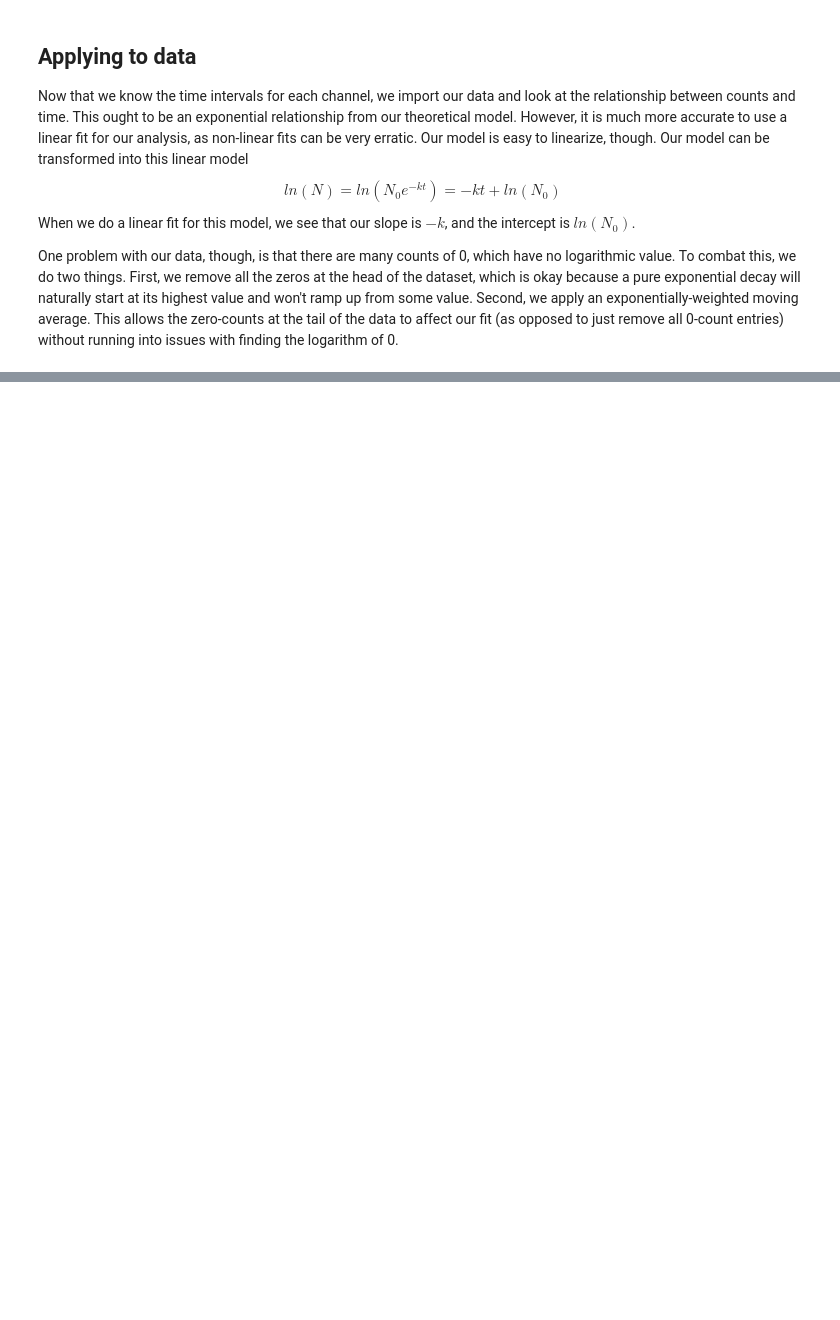
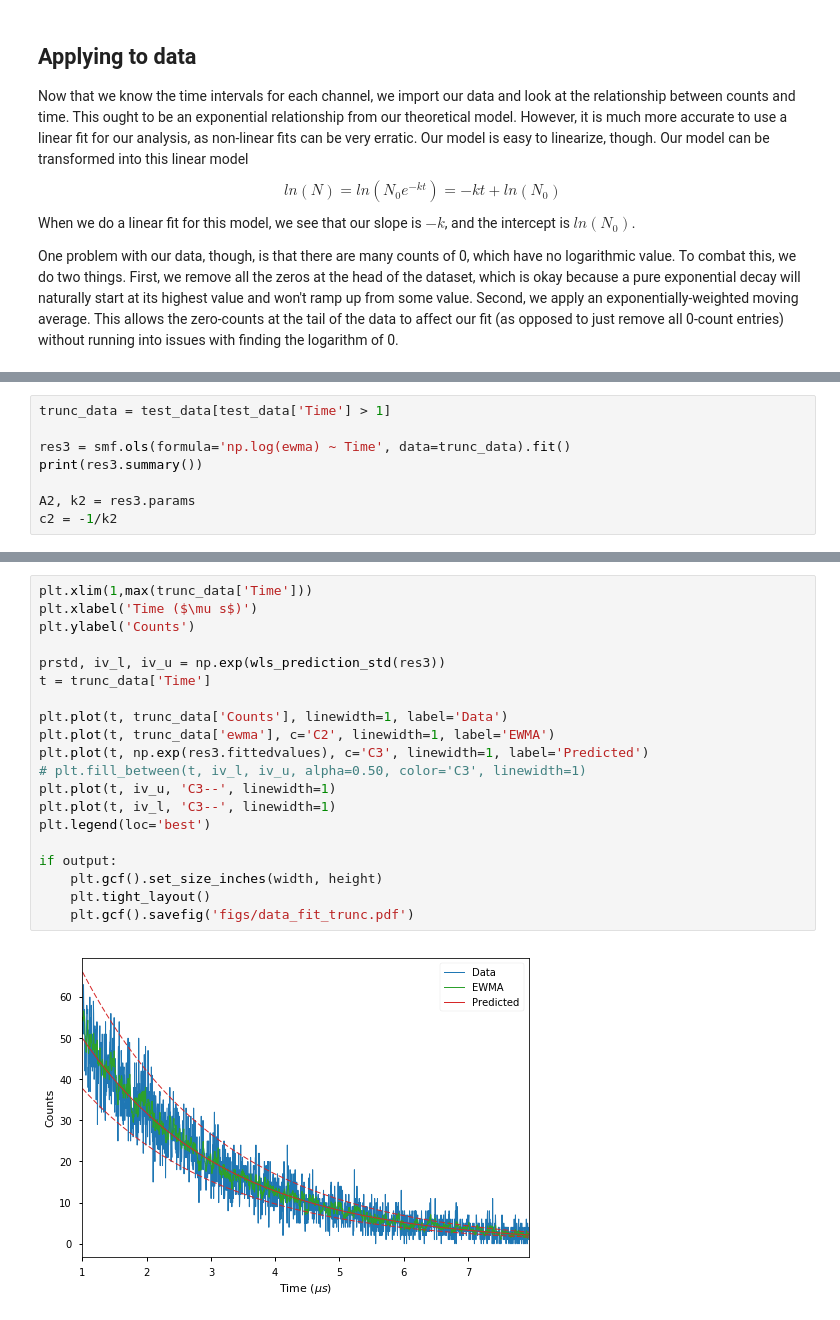
Before and after one commit to mileslucas/JupyterNotebooks, a Jupyter notebook: muon lab/muon_lab.ipynb, the cells around one changed output, grey strips where cells are left out. Saved outputs shown, nothing was run; the diff lists cells and outputs as text; blank space fills up the shorter version.

```diff
--- a/muon lab/muon_lab.ipynb
+++ b/muon lab/muon_lab.ipynb
@@ -156,0 +164,8 @@ plt.gcf().savefig('figs/data_fit.pdf')
+# %%
+trunc_data = test_data[test_data['Time'] > 1]
+
+res3 = smf.ols(formula='np.log(ewma) ~ Time', data=trunc_data).fit()
+print(res3.summary())
+
+A2, k2 = res3.params
+c2 = -1/k2
@@ -157,3 +190,25 @@ plt.gcf().savefig('figs/data_fit.pdf')
+# %%
+plt.xlim(1,max(trunc_data['Time']))
+plt.xlabel('Time ($\mu s$)')
+plt.ylabel('Counts')
+
+prstd, iv_l, iv_u = np.exp(wls_prediction_std(res3))
+t = trunc_data['Time']
+
+plt.plot(t, trunc_data['Counts'], linewidth=1, label='Data')
+plt.plot(t, trunc_data['ewma'], c='C2', linewidth=1, label='EWMA')
+plt.plot(t, np.exp(res3.fittedvalues), c='C3', linewidth=1, label='Predicted')
+# plt.fill_between(t, iv_l, iv_u, alpha=0.50, color='C3', linewidth=1)
+plt.plot(t, iv_u, 'C3--', linewidth=1)
+plt.plot(t, iv_l, 'C3--', linewidth=1)
+plt.legend(loc='best')
+
+if output:
+    plt.gcf().set_size_inches(width, height)
+    plt.tight_layout()
+    plt.gcf().savefig('figs/data_fit_trunc.pdf')
+# %% [output]
+[figure, added]
 # %%
 actual = 2.22
 error = np.abs(actual - c) / actual * 100
```
Also changed, not shown: parts of 10 cells of this notebook, 6 other files.
